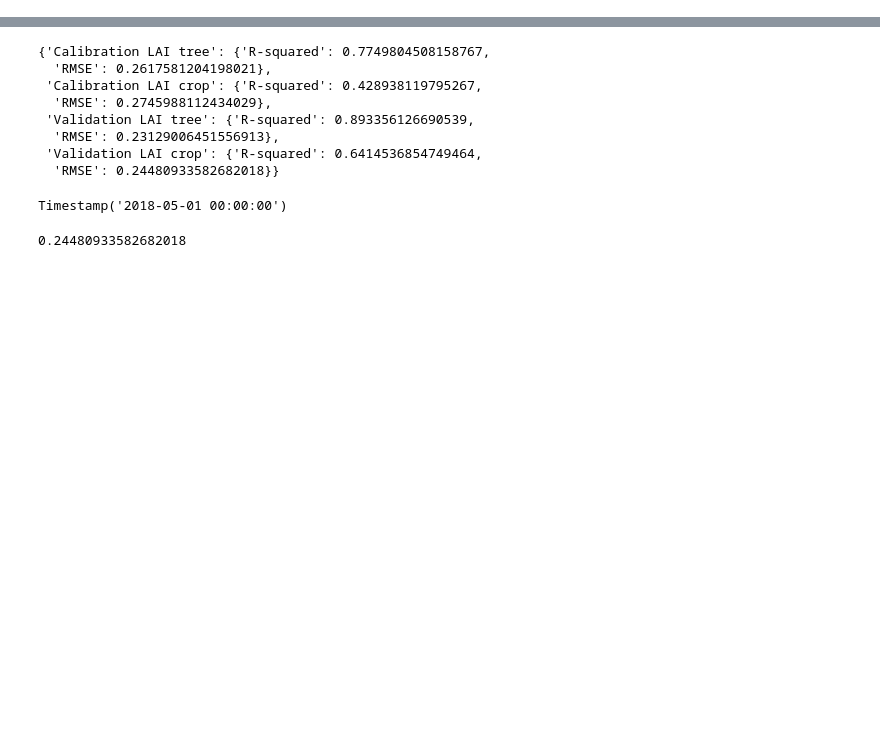
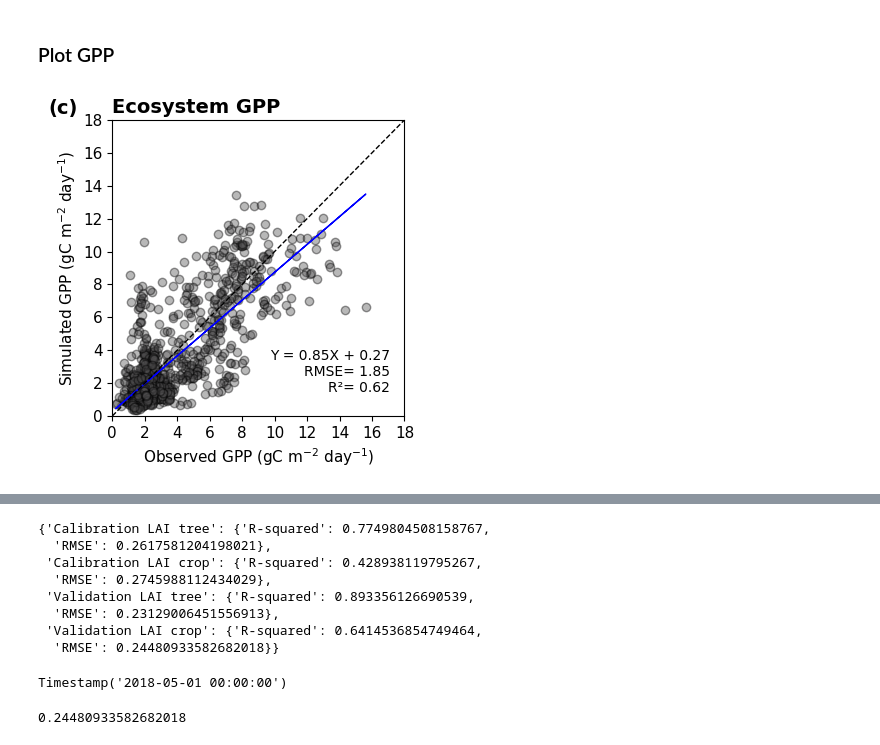
Before and after one commit to espoirgk/PhD_Repos, a Jupyter notebook: Plots_Paper1.ipynb, the cells around one changed output, grey strips where cells are left out. Saved outputs shown, nothing was run; the diff lists cells and outputs as text; code cells hidden in the pictures; blank space fills up the shorter version.

```diff
--- a/Plots_Paper1.ipynb
+++ b/Plots_Paper1.ipynb
@@ -255,0 +268,49 @@ plt.show()
+# %% [markdown]
+### Plot GPP
+# %%
+
+# Calculate statistics
+obs = validation_data['GPP_ecosys_obs']
+sim = validation_data['GPP_ecosys_orch']
+
+
+# Plotting
+fig, ax = plt.subplots(figsize=(4, 4))
+
+ax.scatter(obs, sim, color="#4f4e4f", alpha=0.4, edgecolor='black')
+
+# Line of best fit
+slope, intercept, r_value, p_value, std_err = linregress(obs, sim)
+
+
+ax.plot(obs, slope * obs + intercept, color="blue", linewidth=1)
+
+ax.plot([0, 18], [0, 18], 'k--', lw=1)
+
+sign = '-' if intercept < 0 else '+'
+
+# Additional metrics text
+metrics_text = f"Y = {slope:.2f}X {sign} {abs(intercept):.2f}\n"\
+                f"RMSE= {results['Validation GPP_ecosys']['RMSE']:.2f}\n" \
+                f"R²= {results['Validation GPP_ecosys']['R-squared']:.2f}"
+
+ax.text(0.95, 0.07, metrics_text, fontsize=10, va='bottom', ha='right',
+        transform=ax.transAxes, bbox=dict(facecolor='white', alpha=0.5, edgecolor='none'))
+
+ax.text(-0.22, 1.02, f'({chr(99)})', transform=ax.transAxes, size=14, weight='bold')
+
+
+# Labels and title
+
+ax.set_xlabel('Observed GPP (gC m$^{-2}$ day$^{-1}$)', fontsize=11)
+ax.set_ylabel('Simulated GPP (gC m$^{-2}$ day$^{-1}$)', fontsize=11)
+ax.set_title('Ecosystem GPP', loc='left', pad=5, size=14, weight='bold')
+ax.set_xlim([0, 18])
+ax.set_ylim([0, 18])
+ax.set_xticks(np.arange(0, 19, 2))
+ax.set_yticks(np.arange(0, 19, 2))
+ax.tick_params(axis='both', labelsize=11)
+plt.tight_layout()
+plt.show()
+# %% [output]
+[figure, added]
```
Also changed, not shown: parts of 9 cells of this notebook.
